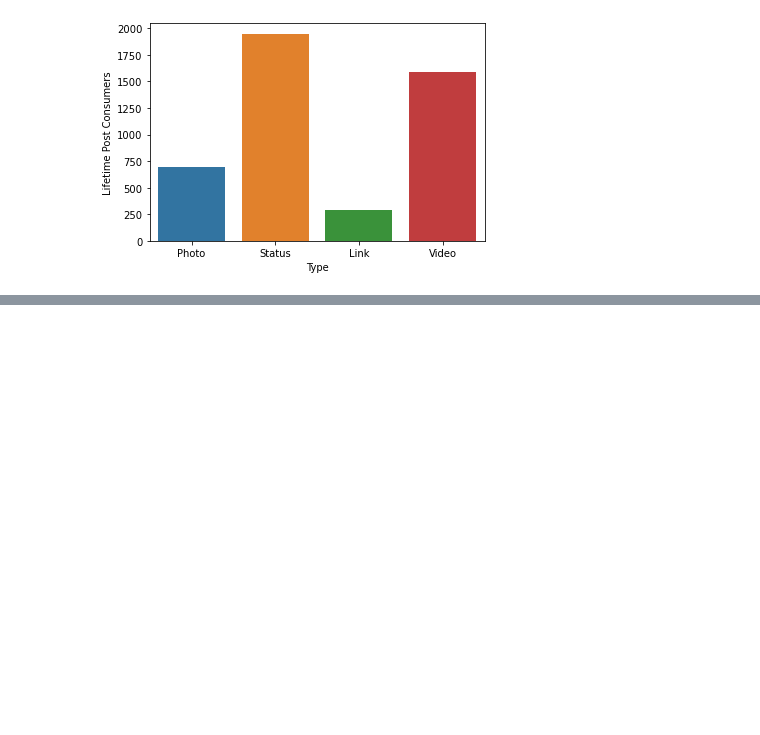
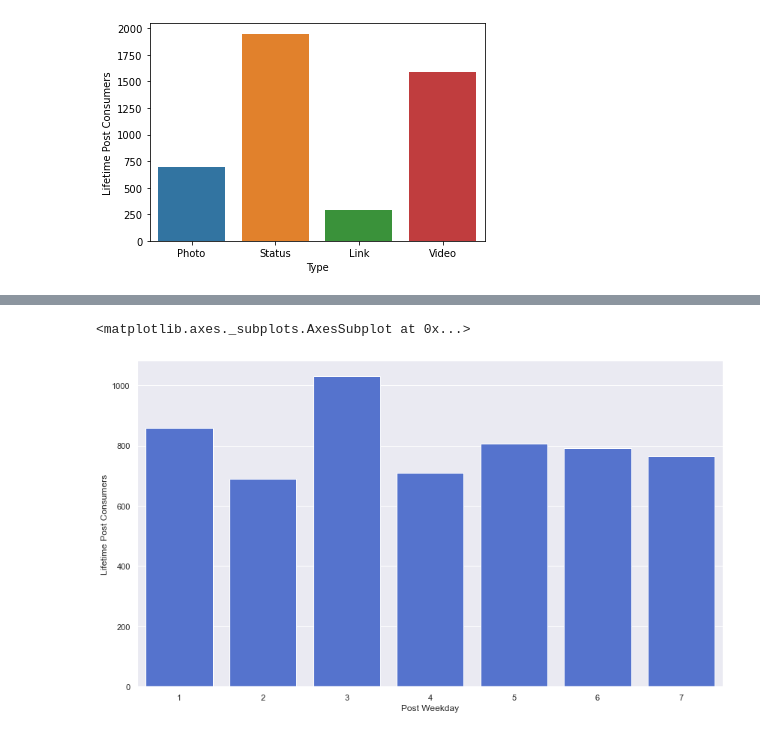
Before and after one commit to jerazo1744/INTRO-TO-DATA-ANALYSIS, a Jupyter notebook: facebook.ipynb, the cells around one changed output, grey strips where cells are left out. Saved outputs shown, nothing was run; the diff lists cells and outputs as text; code cells hidden in the pictures; blank space fills up the shorter version.

```diff
--- a/facebook.ipynb
+++ b/facebook.ipynb
@@ -105,0 +118,6 @@ sns.barplot(x='Post Month', y='Lifetime Post Consumers', data=fb, ci=None)
+# %%
+sns.set(rc={'figure.figsize': (14, 8)})
+sns.barplot(x = 'Post Weekday', y ='Lifetime Post Consumers', data = fb, color = 'royalblue', ci = None)
+# %% [output]
+<matplotlib.axes._subplots.AxesSubplot at 0x...>
+[figure, added]
```
Also changed, not shown: parts of 7 cells of this notebook.
